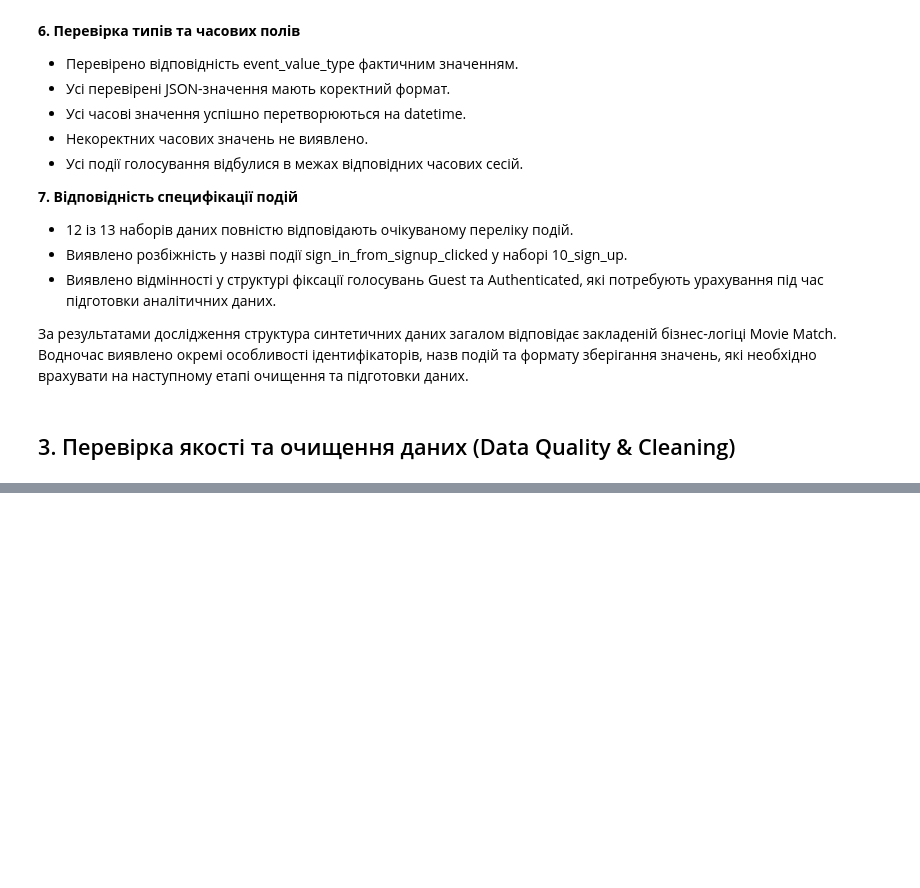
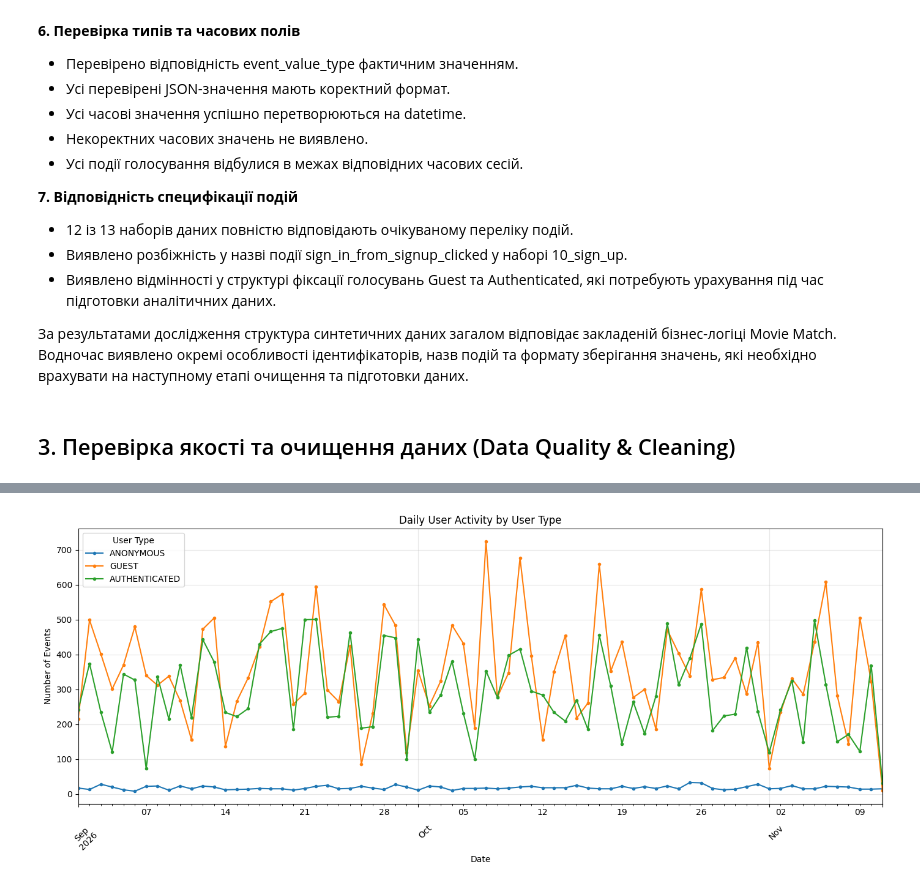
Before and after one commit to mate-team-project-262/analytics, a Jupyter notebook: test_analytics/user_behavior_analysis.ipynb, the cells around one changed output, grey strips where cells are left out. Saved outputs shown, nothing was run; the diff lists cells and outputs as text; code cells hidden in the pictures; blank space fills up the shorter version.

```diff
--- a/test_analytics/user_behavior_analysis.ipynb
+++ b/test_analytics/user_behavior_analysis.ipynb
@@ -2491,0 +4184,23 @@ display(session_time_summary)
+# %%
+# Візуалізуємо щоденну активність за типами користувачів
+
+import matplotlib.pyplot as plt
+
+daily_pivot[
+    ["ANONYMOUS", "GUEST", "AUTHENTICATED"]
+].plot(
+    figsize=(14, 6),
+    marker="o",
+    markersize=3
+)
+
+plt.title("Daily User Activity by User Type")
+plt.xlabel("Date")
+plt.ylabel("Number of Events")
+plt.xticks(rotation=45)
+plt.grid(alpha=0.3)
+plt.legend(title="User Type")
+plt.tight_layout()
+plt.show()
+# %% [output]
+[figure, added]
```
Also changed, not shown: parts of 86 cells of this notebook.
